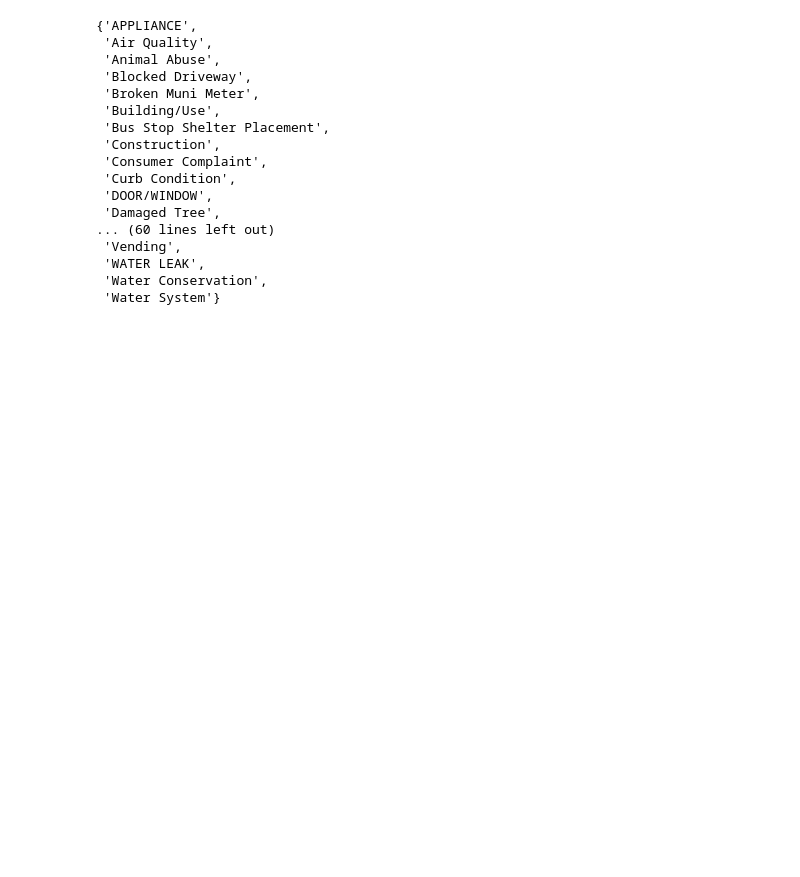
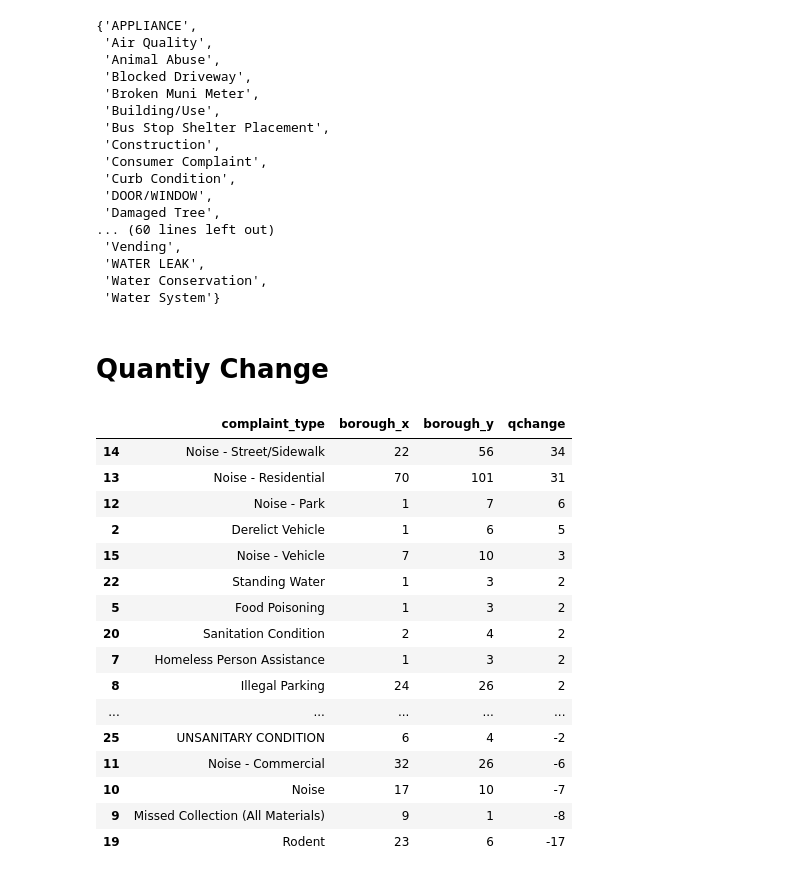
Before and after one commit to capstonelinknyc/311match, a Jupyter notebook: TypeAndQuantityChange/311_type_affected_linknyc.ipynb, the cells around one changed output. Cells and saved outputs as stored; diff of their text form; code cells hidden in the pictures; blank space fills up the shorter version.

Commit message:
quantity

```diff
--- a/TypeChange/311_type_affected_linknyc.ipynb
+++ b/TypeAndQuantityChange/311_type_affected_linknyc.ipynb
@@ -245,3 +243,34 @@ set(Location311["complaint_type"])
  'WATER LEAK',
  'Water Conservation',
  'Water System'}
+# %% [markdown]
+# Quantiy Change
+# %%
+quantity_before = brooklyn_before.groupby('complaint_type').count()[['borough']].reset_index()
+quantity_after = brooklyn_after.groupby('complaint_type').count()[['borough']].reset_index()
+# %%
+qttc = quantity_before.merge(quantity_after, on = "complaint_type")
+# %%
+qttc['qchange']  = qttc['borough_y'] - qttc['borough_x']
+# %%
+qttc = qttc.sort_values(by = ['qchange'], ascending = False)
+# %%
+qttc
+# %% [output]
+|  | complaint_type | borough_x | borough_y | qchange |
+| 14 | Noise - Street/Sidewalk | 22 | 56 | 34 |
+| 13 | Noise - Residential | 70 | 101 | 31 |
+| 12 | Noise - Park | 1 | 7 | 6 |
+| 2 | Derelict Vehicle | 1 | 6 | 5 |
+| 15 | Noise - Vehicle | 7 | 10 | 3 |
+| 22 | Standing Water | 1 | 3 | 2 |
+| 5 | Food Poisoning | 1 | 3 | 2 |
+| 20 | Sanitation Condition | 2 | 4 | 2 |
+| 7 | Homeless Person Assistance | 1 | 3 | 2 |
+| 8 | Illegal Parking | 24 | 26 | 2 |
+| ... | ... | ... | ... | ... |
+| 25 | UNSANITARY CONDITION | 6 | 4 | -2 |
+| 11 | Noise - Commercial | 32 | 26 | -6 |
+| 10 | Noise | 17 | 10 | -7 |
+| 9 | Missed Collection (All Materials) | 9 | 1 | -8 |
+| 19 | Rodent | 23 | 6 | -17 |
```
Also changed, not shown: parts of 3 cells of this notebook, 7 other files.
